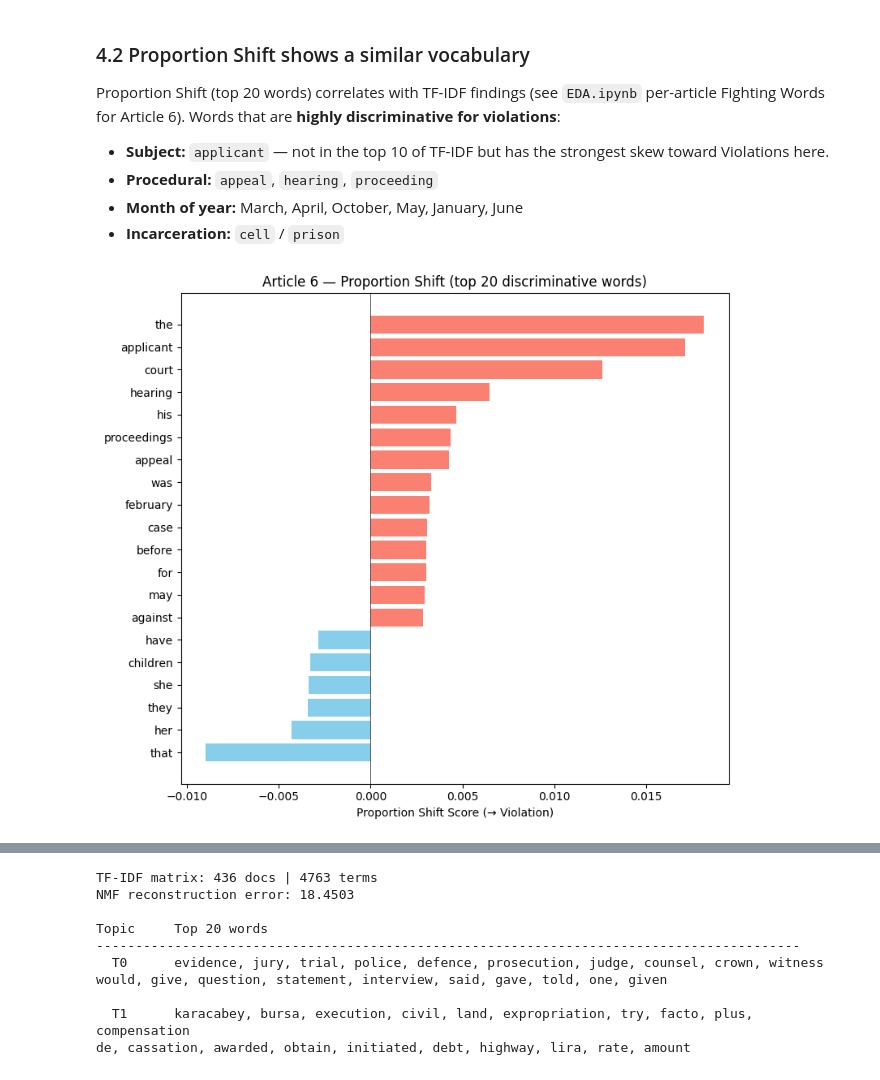
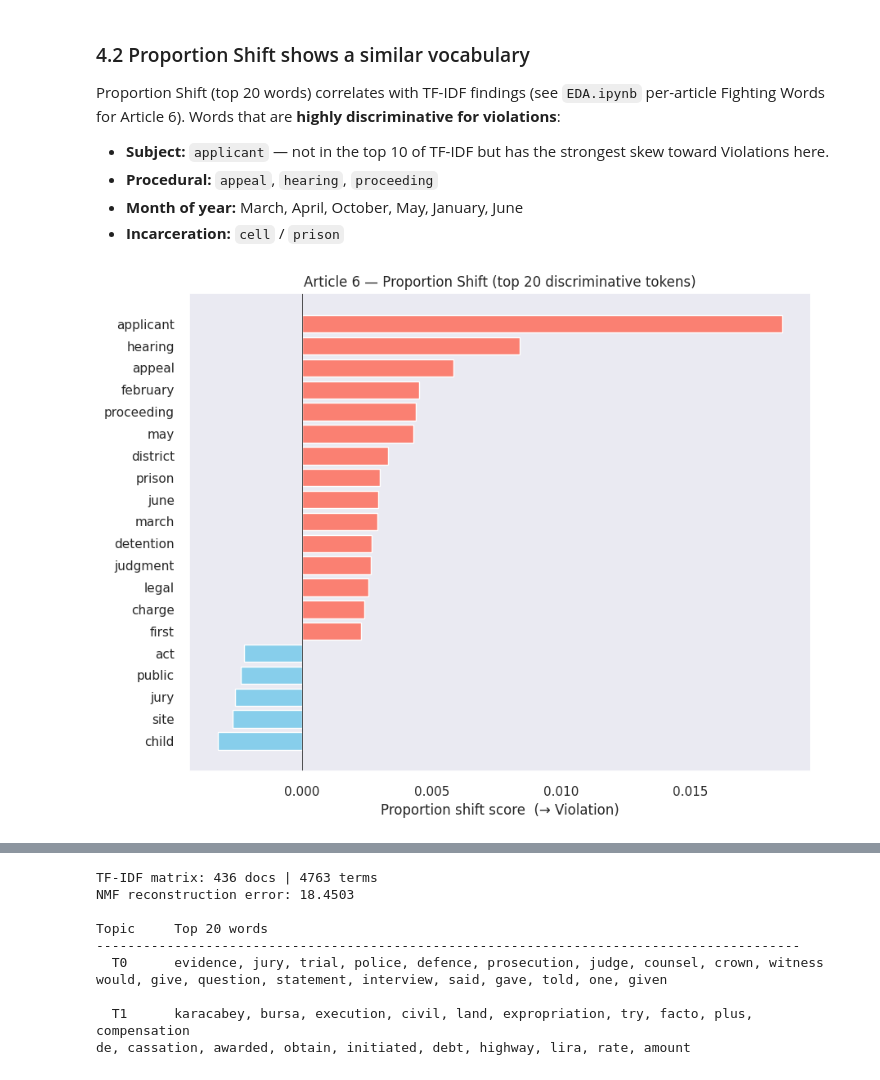
Before and after one commit to leondgarse/echr, a Jupyter notebook: LL5532X_Group_Project_Group_4_echr.ipynb, the cells around one changed output, grey strips where cells are left out. Saved outputs shown, nothing was run; the diff lists cells and outputs as text; code cells hidden in the pictures.

```diff
--- a/LL5532X_Group_Project_Group_4_echr.ipynb
+++ b/LL5532X_Group_Project_Group_4_echr.ipynb
@@ -141,7 +172,7 @@ It should be noted that there is also a **class imbalance** (Violations outweigh
 
 To best cater for this class imbalance, we evaluate model performance using **Macro F1**, an accuracy metric that factors for class imbalances.
 # %%
-# ── Dataset config: Article 6 original (436 cases, 3 countries: RUS / TUR / GBR) ──
+# ── Dataset config: Article 6 (436 cases, 3 countries: RUS / TUR / GBR) ──
 FORCE_RETRAIN = False  # set True to force retraining even if saved files exist
 
 cfg = {
@@ -150,17 +181,15 @@ cfg = {
     'log_lb512':         'results/legalbert_512_original/training.log',
     'probs_chunked':     'results/legalbert_chunked_original_final/test_probs.npz',
     'log_chunked':       'results/legalbert_chunked_original_final/training.log',
-    'known_lb512_f1':    0.688,  # fallback — the 512 log is missing the Ensemble line (seed=42 crashed mid-training after ep2); value coincides with F1@t=0.5 from the saved npz
+    'probs_longformer':       'results/longformer_original/test_probs.npz',
+    'probs_legal_longformer': 'results/legal_longformer_original/test_probs.npz',
+    'known_lb512_f1':    0.688,  # 512 log is missing the Ensemble line (seed=42 crashed mid-train); fallback = F1@t=0.5 from saved npz
     'known_chunked_f1':  0.765,
-    'known_svm_full_f1': 0.718,  # live §6 value; earlier 0.726 was a stale run
+    'known_svm_full_f1': 0.718,
     'label':             'Original (436 Art.6 cases, RUS / TUR / GBR)',
 }
 
-# Legacy alias — a few cells below still read CONFIG[DATASET]
-DATASET = 'original'
-CONFIG  = {'original': cfg}
-
-# Training hyperparameters
+# Training hyperparameters (LegalBERT)
 HP = dict(
     model_name  = 'nlpaueb/legal-bert-base-uncased',
     seeds       = [0, 1, 2, 42],
@@ -178,7 +207,7 @@ HP = dict(
 
 SEED = 42
 
-# ── Global seed fixing — ensures reproducible splits, LIME sampling, and training ──
+# Global seed fixing — reproducible splits, LIME sampling, training
 random.seed(SEED)
 np.random.seed(SEED)
 torch.manual_seed(SEED)
@@ -191,7 +220,7 @@ hf_set_seed(SEED)
 
 print(f'Dataset : {cfg["label"]}')
 
-# ── Auto-detect whether training is needed ──────────────────────────────────
+# Auto-detect whether training is needed
 _lb512_ready   = os.path.exists(cfg['log_lb512'])   or os.path.exists(cfg['probs_lb512'])
 _chunked_ready = os.path.exists(cfg['log_chunked']) or os.path.exists(cfg['probs_chunked'])
 TRAIN_LB512   = FORCE_RETRAIN or not _lb512_ready
@@ -422,44 +866,53 @@ Proportion Shift (top 20 words) correlates with TF-IDF findings (see `EDA.ipynb`
 - **Incarceration:** `cell` / `prison`
 # %%
 # §4.2 — Proportion Shift: top 20 discriminative words for Violation vs Non-Violation
-# (ported from EDA.ipynb §6.3 Shifterator; requires the `shifterator` package)
+# (port of EDA.ipynb §6.3; uses Shifterator's ProportionShift; requires the `shifterator` package)
 try:
     import shifterator as sh
 except ImportError:
     import subprocess, sys as _sys
     subprocess.run([_sys.executable, '-m', 'pip', 'install', '-q', 'shifterator'], check=True)
     import shifterator as sh
 
 from collections import Counter
-import re as _re
 
-def _simple_tokens(text):
-    # Lightweight tokeniser for Proportion Shift — lowercase words only
-    return _re.findall(r'[a-zA-Z]{3,}', str(text).lower())
+# legal_tokenizer is defined in §6 below; if cells run top-to-bottom and §6 has not yet
+# executed, define a minimal version here so this cell is self-sufficient.
+if 'legal_tokenizer' not in dir():
+    from nltk.corpus import stopwords as _sw
+    from nltk.stem import WordNetLemmatizer as _WNL
+    _LS = set(_sw.words('english')) | {'court','case','mr','mrs','ms'}
+    _wnl = _WNL()
+    _LM_MAP = {'authorities':'authority','applicants':'applicant','proceedings':'proceeding',
+               'rights':'right','violations':'violation','articles':'article'}
+    def legal_tokenizer(text):
+        toks = [t for t in str(text).lower().split() if t.isalpha() and t not in _LS]
+        return [_LM_MAP.get(t, _wnl.lemmatize(t, pos='n')) for t in toks]
 
 def _get_counts(texts):
+    """Count tokens after the same legal-aware tokenisation used in §4.1, §4.3, §4.4."""
     c = Counter()
     for t in texts:
-        c.update(_simple_tokens(t))
+        c.update(legal_tokenizer(t))
     return dict(c)
 
 _count_v  = _get_counts(_viol_texts)
 _count_nv = _get_counts(_nviol_texts)
 
 prop_shift = sh.ProportionShift(type2freq_1=_count_nv, type2freq_2=_count_v)
 _scores = prop_shift.type2shift_score
 _sorted = sorted(_scores.items(), key=lambda x: abs(x[1]), reverse=True)[:20]
 _sorted = sorted(_sorted, key=lambda x: x[1])
 
-words = [w for w, _ in _sorted]
-vals  = [s for _, s in _sorted]
+words  = [w for w, _ in _sorted]
+vals   = [s for _, s in _sorted]
 colors = ['salmon' if v > 0 else 'skyblue' for v in vals]
 
-fig, ax = plt.subplots(figsize=(8, 7))
+fig, ax = plt.subplots(figsize=(9, 7))
 ax.barh(words, vals, color=colors)
 ax.axvline(x=0, color='black', linewidth=0.5)
-ax.set_title('Article 6 — Proportion Shift (top 20 discriminative words)')
-ax.set_xlabel('Proportion Shift Score (→ Violation)')
+ax.set_title('Article 6 — Proportion Shift (top 20 discriminative tokens)')
+ax.set_xlabel('Proportion shift score  (→ Violation)')
 plt.tight_layout(); plt.show()
 # %% [output]
-[figure, old version]
+[figure, new version]
```
Also changed, not shown: parts of 70 cells of this notebook, 4 other files.
